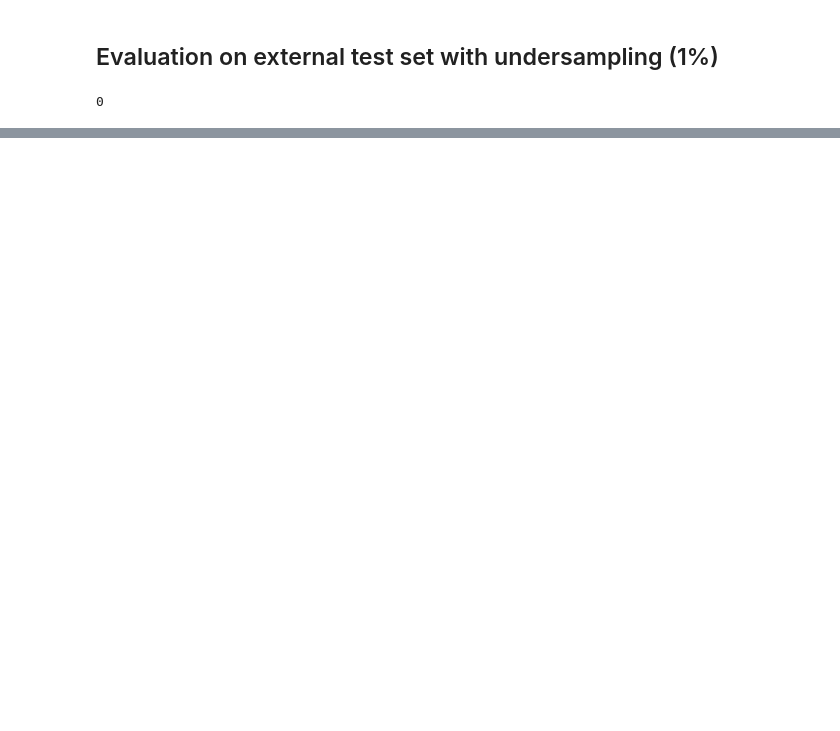
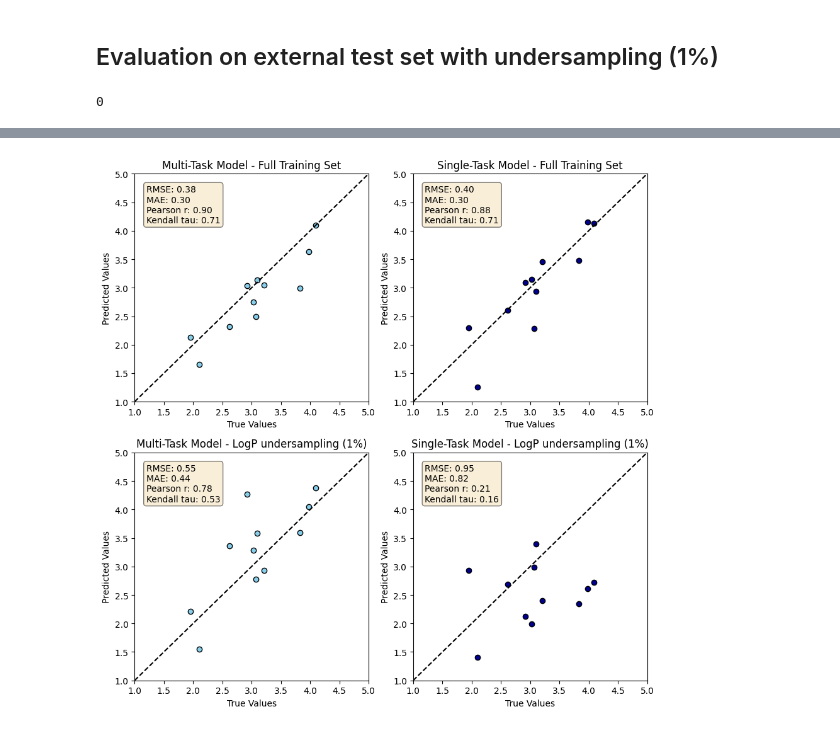
Before and after one commit to Cschiebroek/Digital_Chemistry, a Jupyter notebook: X_MTL_STL_random_undersampling.ipynb, the cells around one changed output, grey strips where cells are left out. Cells and saved outputs as stored; diff of their text form; code cells hidden in the pictures; blank space fills up the shorter version.

Commit message:
updated plotting

```diff
--- a/X_MTL_STL_random_undersampling.ipynb
+++ b/X_MTL_STL_random_undersampling.ipynb
@@ -238,5 +238,5 @@ os.system(f'''chemprop predict \
 --preds-path "SAMPL_MTL_preds.csv" \
 --num-workers 15''')
 # %%
-results_mtl = pd.read_csv('SAMPL_MTL_preds_0.csv')
-results_stl = pd.read_csv('SAMPL_STL_preds_0.csv')
+results_mtl_full_training_set = pd.read_csv('SAMPL_MTL_preds_0.csv')
+results_stl_full_training_set = pd.read_csv('SAMPL_STL_preds_0.csv')
@@ -313,5 +259,5 @@ os.system(f'''chemprop predict \
 # %% [output]
 0
 # %%
-results_mtl = pd.read_csv('SAMPL_MTL_preds_undersampling_0.csv')
-results_stl = pd.read_csv('SAMPL_STL_preds_undersampling_0.csv')
+results_mtl_undersampling = pd.read_csv('SAMPL_MTL_preds_undersampling_0.csv')
+results_stl_undersampling = pd.read_csv('SAMPL_STL_preds_undersampling_0.csv')
@@ -376,0 +264,23 @@ plt.show()
+# %%
+#Plot results
+fig, axs = plt.subplots(2, 2, figsize=(9, 9))
+
+# Plot Multi-Task Model - Dataset 1
+create_scatter_plot(axs[0, 0], results_mtl_full_training_set['LogP'], results_mtl_full_training_set['pred_0'], 'Multi-Task Model - Full Training Set',c= 'skyblue')
+
+# Plot Single-Task Model - Dataset 1
+create_scatter_plot(axs[0, 1], results_stl_full_training_set['LogP'], results_stl_full_training_set['pred_0'], 'Single-Task Model - Full Training Set',c= 'darkblue')
+
+# Plot Multi-Task Model - Dataset 2
+create_scatter_plot(axs[1, 0], results_mtl_undersampling['LogP'], results_mtl_undersampling['pred_0'], f'Multi-Task Model - LogP undersampling (1%)',c= 'skyblue')
+
+# Plot Single-Task Model - Dataset 2
+create_scatter_plot(axs[1, 1], results_stl_undersampling['LogP'], results_stl_undersampling['pred_0'], f'Single-Task Model - LogP undersampling (1%)',c= 'darkblue')
+
+# Adjust layout and show the plots
+plt.tight_layout()
+# Save with high dpi
+plt.savefig('undersampling_comparison.png', dpi=800)
+plt.show()
+# %% [output]
+[figure, added]
```
Also changed, not shown: parts of 3 cells of this notebook, 2 other files.
